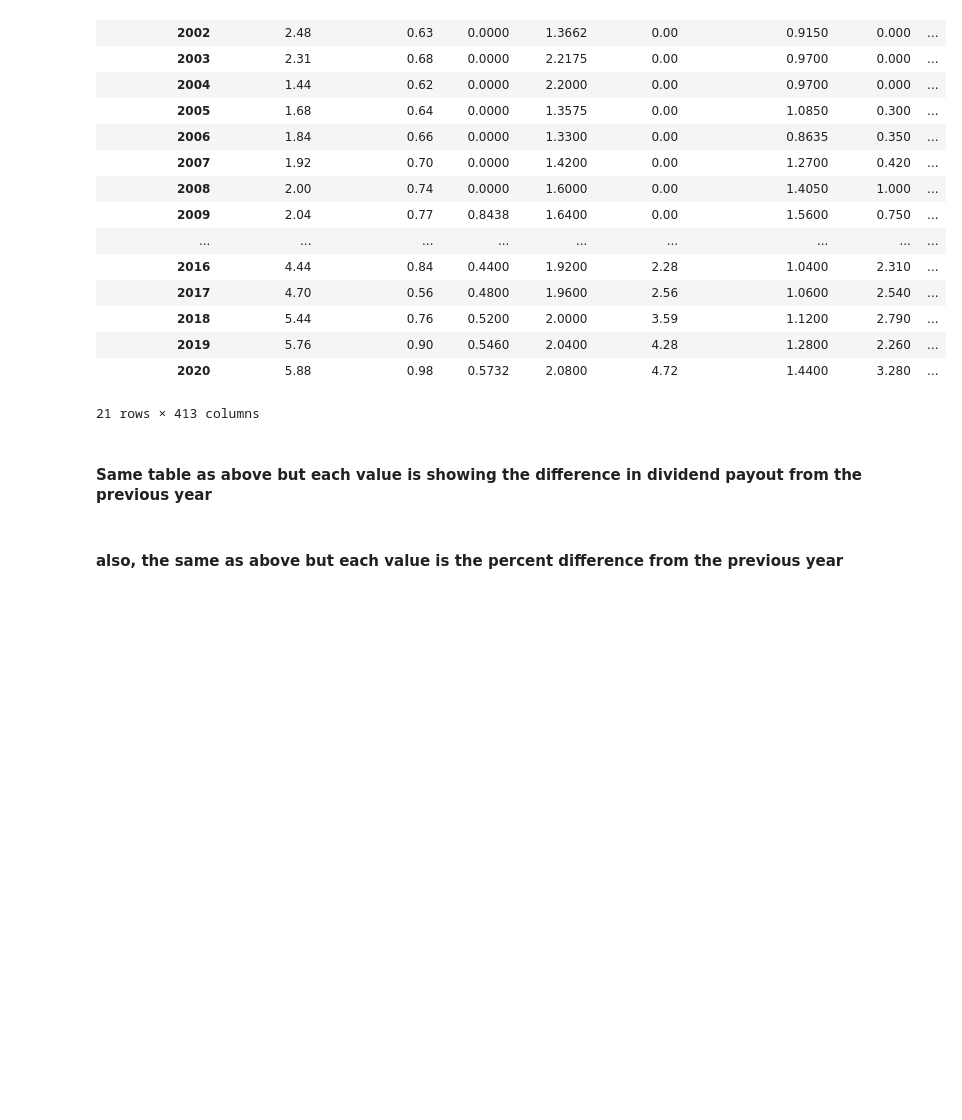
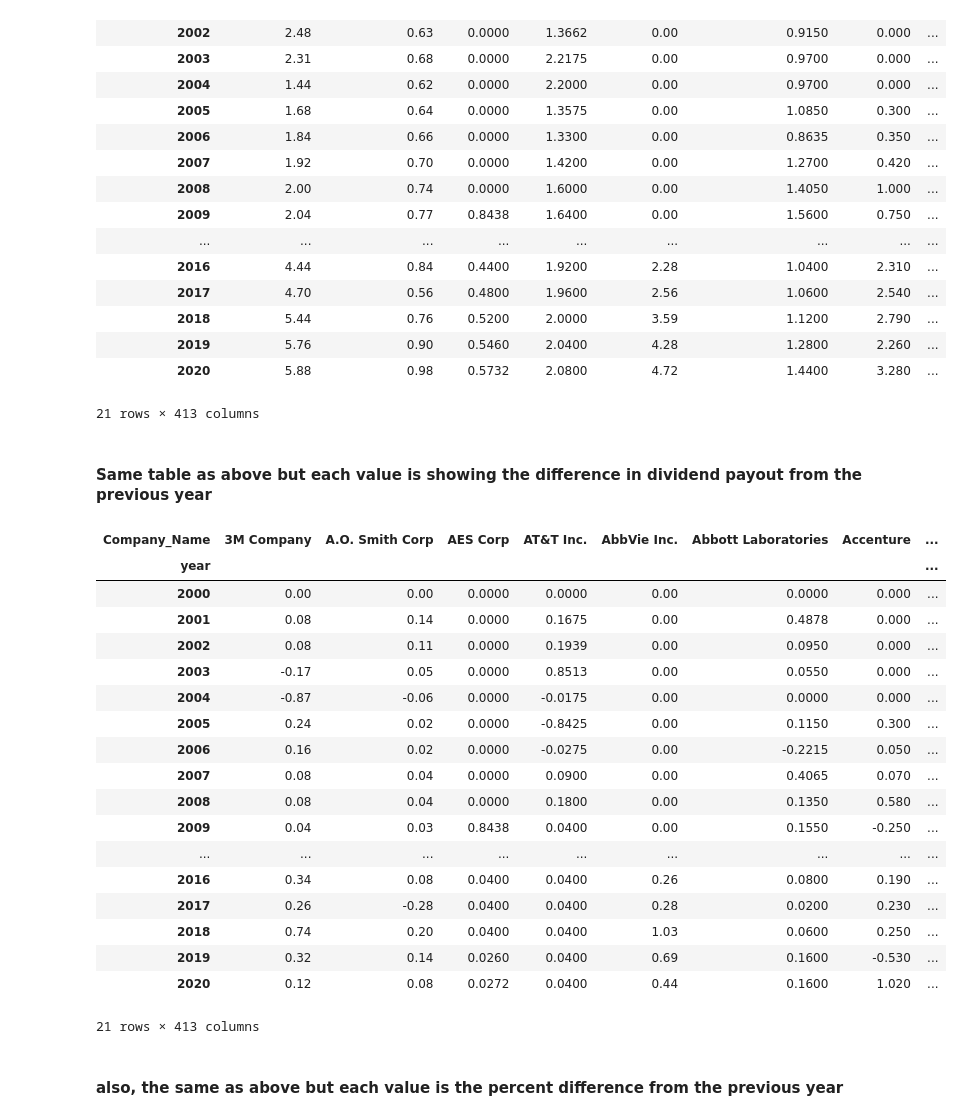
Before and after one commit to ssbyrne89/DIYInvestmentPrimer, a Jupyter notebook: notebooks/Visualizing_the_table_into_a_chart.ipynb, the cells around one changed output. Cells and saved outputs as stored; diff of their text form; code cells hidden in the pictures; blank space fills up the shorter version.

```diff
--- a/notebooks/Visualizing_the_table_into_a_chart.ipynb
+++ b/notebooks/Visualizing_the_table_into_a_chart.ipynb
@@ -333,7 +363,8 @@ Length: 413, dtype: int64
 ##### Outliers have been removed and now you can do a backfill or forwardfill to replace the null values
 # %%
 # applying ffill() method to fill the missing values
-cleaned_for_drop.ffill()
+div_table_normalized = cleaned_for_drop.ffill()
+div_table_normalized
 # %% [output]
 | Company_Name | 3M Company | A.O. Smith Corp | AES Corp | AT&T Inc. | AbbVie Inc. | Abbott Laboratories | Accenture | ... |
 | year |  |  |  |  |  |  |  | ... |
@@ -361,2 +390,24 @@ divs_table.diff()
+# %%
+div_table_normalized.diff().replace(np.nan, 0)
+# %% [output]
+| Company_Name | 3M Company | A.O. Smith Corp | AES Corp | AT&T Inc. | AbbVie Inc. | Abbott Laboratories | Accenture | ... |
+| year |  |  |  |  |  |  |  | ... |
+| 2000 | 0.00 | 0.00 | 0.0000 | 0.0000 | 0.00 | 0.0000 | 0.000 | ... |
+| 2001 | 0.08 | 0.14 | 0.0000 | 0.1675 | 0.00 | 0.4878 | 0.000 | ... |
+| 2002 | 0.08 | 0.11 | 0.0000 | 0.1939 | 0.00 | 0.0950 | 0.000 | ... |
+| 2003 | -0.17 | 0.05 | 0.0000 | 0.8513 | 0.00 | 0.0550 | 0.000 | ... |
+| 2004 | -0.87 | -0.06 | 0.0000 | -0.0175 | 0.00 | 0.0000 | 0.000 | ... |
+| 2005 | 0.24 | 0.02 | 0.0000 | -0.8425 | 0.00 | 0.1150 | 0.300 | ... |
+| 2006 | 0.16 | 0.02 | 0.0000 | -0.0275 | 0.00 | -0.2215 | 0.050 | ... |
+| 2007 | 0.08 | 0.04 | 0.0000 | 0.0900 | 0.00 | 0.4065 | 0.070 | ... |
+| 2008 | 0.08 | 0.04 | 0.0000 | 0.1800 | 0.00 | 0.1350 | 0.580 | ... |
+| 2009 | 0.04 | 0.03 | 0.8438 | 0.0400 | 0.00 | 0.1550 | -0.250 | ... |
+| ... | ... | ... | ... | ... | ... | ... | ... | ... |
+| 2016 | 0.34 | 0.08 | 0.0400 | 0.0400 | 0.26 | 0.0800 | 0.190 | ... |
+| 2017 | 0.26 | -0.28 | 0.0400 | 0.0400 | 0.28 | 0.0200 | 0.230 | ... |
+| 2018 | 0.74 | 0.20 | 0.0400 | 0.0400 | 1.03 | 0.0600 | 0.250 | ... |
+| 2019 | 0.32 | 0.14 | 0.0260 | 0.0400 | 0.69 | 0.1600 | -0.530 | ... |
+| 2020 | 0.12 | 0.08 | 0.0272 | 0.0400 | 0.44 | 0.1600 | 1.020 | ... |
+21 rows × 413 columns
 # %% [markdown]
 #### also, the same as above but each value is the percent difference from the previous year
```
Also changed, not shown: parts of 74 cells of this notebook, 1 other file.
